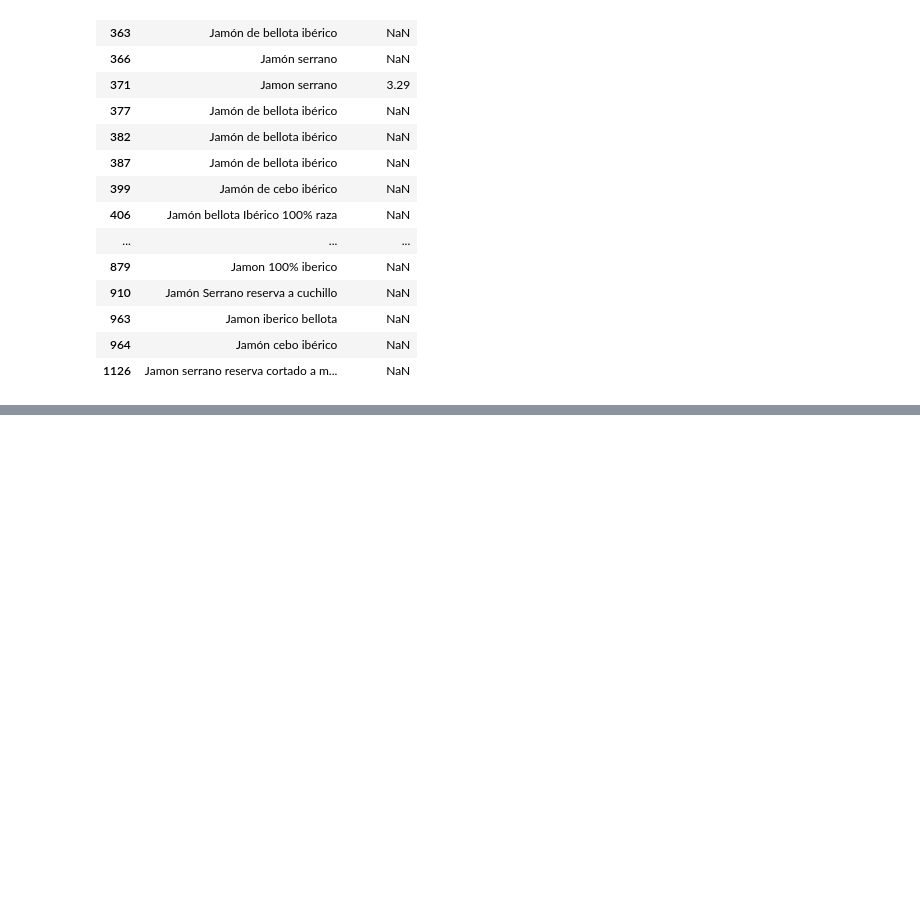
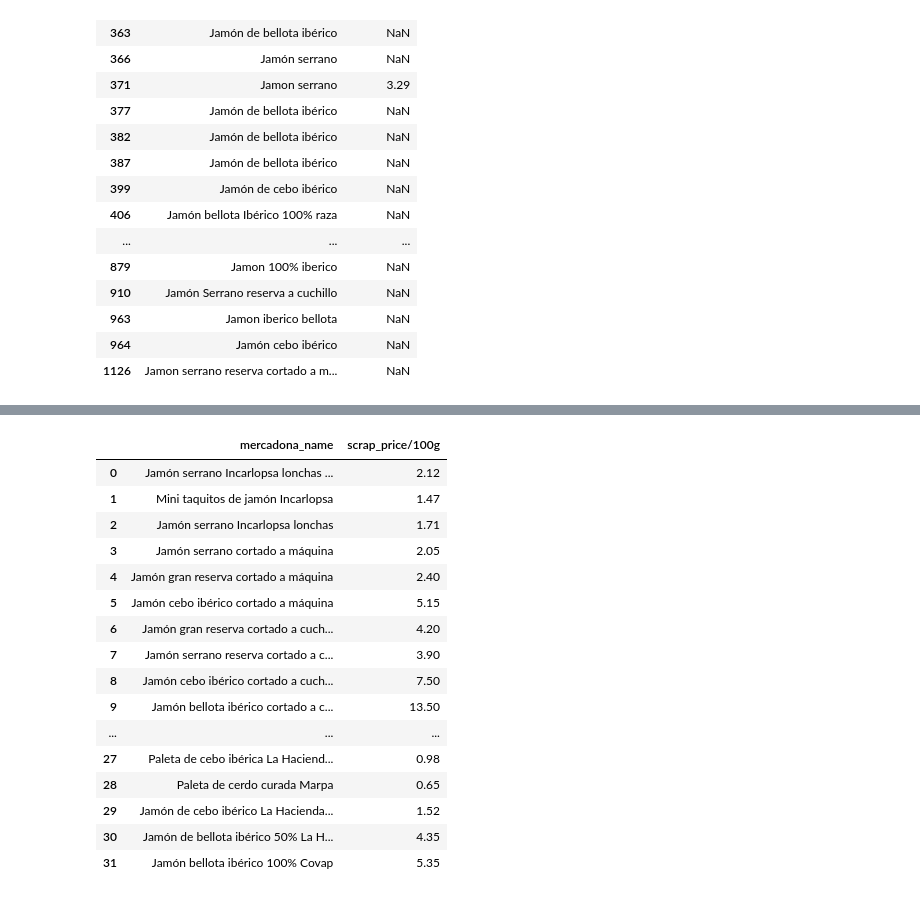
Before and after one commit to bastiatus/off.serranoalchemy, a Jupyter notebook: scraping.ipynb, the cells around one changed output, grey strips where cells are left out. Saved outputs shown, nothing was run; the diff lists cells and outputs as text; code cells hidden in the pictures; blank space fills up the shorter version.

```diff
--- a/scraping.ipynb
+++ b/scraping.ipynb
@@ -449,0 +516,20 @@ Name: count, Length: 143, dtype: int64
+# %%
+all_jams_mercadona
+# %% [output]
+|  | mercadona_name | scrap_price/100g |
+| 0 | Jamón serrano Incarlopsa lonchas ... | 2.12 |
+| 1 | Mini taquitos de jamón Incarlopsa | 1.47 |
+| 2 | Jamón serrano Incarlopsa lonchas | 1.71 |
+| 3 | Jamón serrano cortado a máquina | 2.05 |
+| 4 | Jamón gran reserva cortado a máquina | 2.40 |
+| 5 | Jamón cebo ibérico cortado a máquina | 5.15 |
+| 6 | Jamón gran reserva cortado a cuch... | 4.20 |
+| 7 | Jamón serrano reserva cortado a c... | 3.90 |
+| 8 | Jamón cebo ibérico cortado a cuch... | 7.50 |
+| 9 | Jamón bellota ibérico cortado a c... | 13.50 |
+| ... | ... | ... |
+| 27 | Paleta de cebo ibérica La Haciend... | 0.98 |
+| 28 | Paleta de cerdo curada Marpa | 0.65 |
+| 29 | Jamón de cebo ibérico La Hacienda... | 1.52 |
+| 30 | Jamón de bellota ibérico 50% La H... | 4.35 |
+| 31 | Jamón bellota ibérico 100% Covap | 5.35 |
```
Also changed, not shown: parts of 13 cells of this notebook, 1 other file.
